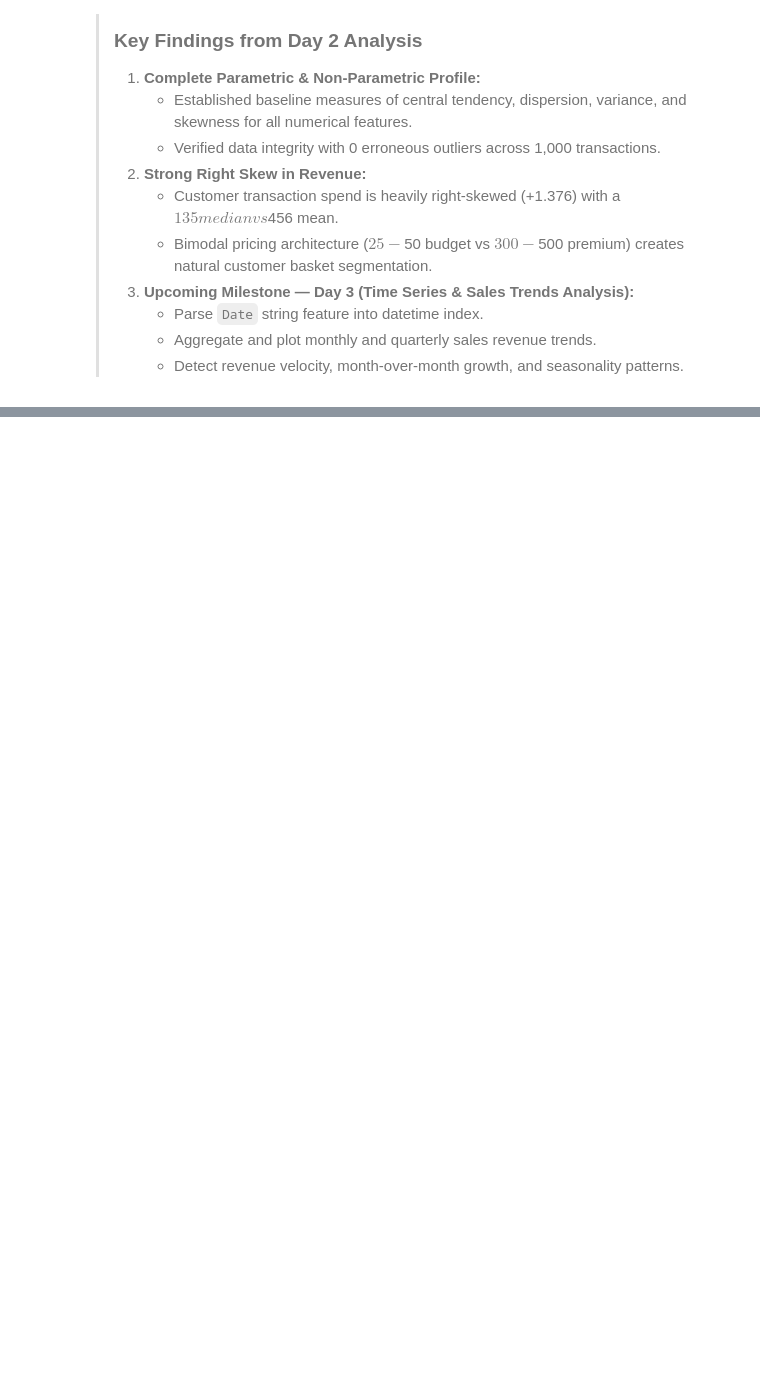
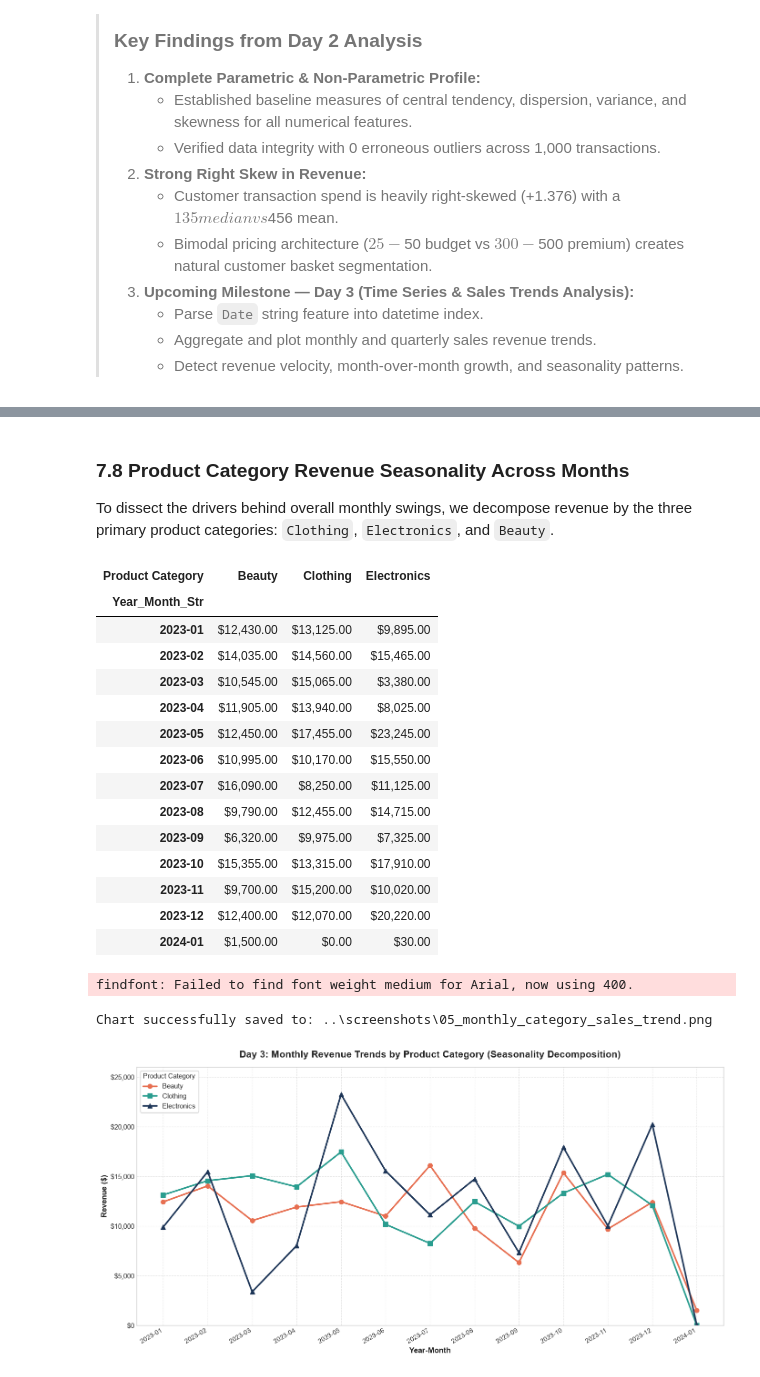
Before and after one commit to addu91577-sketch/OIBSIP, a Jupyter notebook: DataAnalytics-L1-EDARetailSales/Notebooks/01_retail_sales_eda.ipynb, the cells around one changed output, grey strips where cells are left out. Cells and saved outputs as stored; diff of their text form; code cells hidden in the pictures; blank space fills up the shorter version.

```diff
--- a/DataAnalytics-L1-EDARetailSales/Notebooks/01_retail_sales_eda.ipynb
+++ b/DataAnalytics-L1-EDARetailSales/Notebooks/01_retail_sales_eda.ipynb
@@ -417,0 +713,58 @@ Chart successfully saved to: ..\screenshots\02_numerical_boxplots.png
+# %% [markdown]
+### 7.8 Product Category Revenue Seasonality Across Months
+To dissect the drivers behind overall monthly swings, we decompose revenue by the three primary product categories: `Clothing`, `Electronics`, and `Beauty`.
+# %%
+# Pivot monthly revenue by product category
+cat_monthly = df.pivot_table(index='Year_Month_Str', columns='Product Category', values='Total Amount', aggfunc='sum').fillna(0)
+
+display(cat_monthly.style.format('${:,.2f}'))
+
+fig, ax = plt.subplots(figsize=(14, 7))
+category_colors = {'Beauty': '#e76f51', 'Clothing': '#2a9d8f', 'Electronics': '#1d3557'}
+category_markers = {'Beauty': 'o', 'Clothing': 's', 'Electronics': '^'}
+
+for cat in cat_monthly.columns:
+    ax.plot(
+        range(len(cat_monthly)),
+        cat_monthly[cat],
+        marker=category_markers[cat],
+        markersize=7,
+        linewidth=2.5,
+        color=category_colors[cat],
+        label=cat
+    )
+
+ax.set_title('Day 3: Monthly Revenue Trends by Product Category (Seasonality Decomposition)', fontsize=15, fontweight='bold', pad=15)
+ax.set_xlabel('Year-Month', fontsize=12, fontweight='bold')
+ax.set_ylabel('Revenue ($)', fontsize=12, fontweight='bold')
+ax.yaxis.set_major_formatter(ticker.StrMethodFormatter('${x:,.0f}'))
+ax.set_xticks(range(len(cat_monthly)))
+ax.set_xticklabels(cat_monthly.index, rotation=30, ha='right', fontsize=10, fontweight='medium')
+ax.set_ylim(0, 26000)
+ax.legend(title='Product Category', frameon=True, facecolor='white', framealpha=0.95, loc='upper left')
+ax.grid(True, linestyle='--', alpha=0.5)
+
+plt.tight_layout()
+cat_chart_path = os.path.join(screenshots_dir, '05_monthly_category_sales_trend.png')
+plt.savefig(cat_chart_path, dpi=300, bbox_inches='tight')
+print(f"Chart successfully saved to: {cat_chart_path}")
+plt.show()
+# %% [output]
+| Product Category | Beauty | Clothing | Electronics |
+| Year_Month_Str |  |  |  |
+| 2023-01 | $12,430.00 | $13,125.00 | $9,895.00 |
+| 2023-02 | $14,035.00 | $14,560.00 | $15,465.00 |
+| 2023-03 | $10,545.00 | $15,065.00 | $3,380.00 |
+| 2023-04 | $11,905.00 | $13,940.00 | $8,025.00 |
+| 2023-05 | $12,450.00 | $17,455.00 | $23,245.00 |
+| 2023-06 | $10,995.00 | $10,170.00 | $15,550.00 |
+| 2023-07 | $16,090.00 | $8,250.00 | $11,125.00 |
+| 2023-08 | $9,790.00 | $12,455.00 | $14,715.00 |
+| 2023-09 | $6,320.00 | $9,975.00 | $7,325.00 |
+| 2023-10 | $15,355.00 | $13,315.00 | $17,910.00 |
+| 2023-11 | $9,700.00 | $15,200.00 | $10,020.00 |
+| 2023-12 | $12,400.00 | $12,070.00 | $20,220.00 |
+| 2024-01 | $1,500.00 | $0.00 | $30.00 |
+findfont: Failed to find font weight medium for Arial, now using 400.
+Chart successfully saved to: ..\screenshots\05_monthly_category_sales_trend.png
+[figure, added]
```
Also changed, not shown: parts of 17 cells of this notebook, 5 other files.
